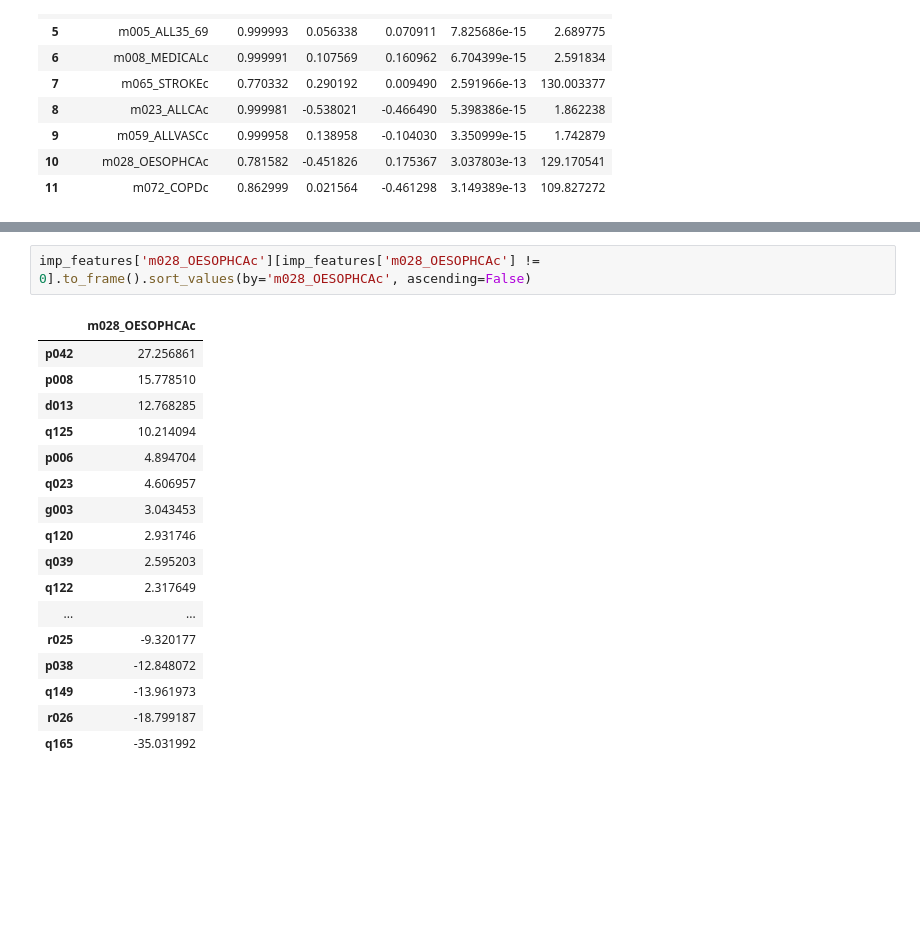
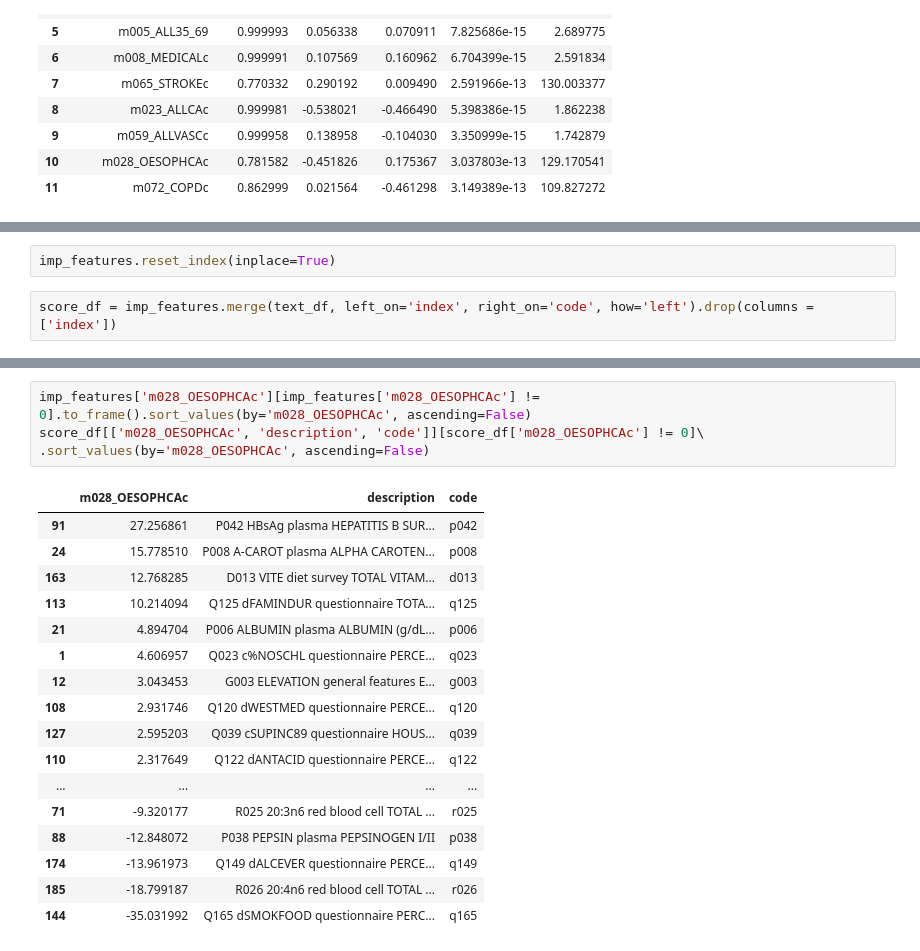
Before and after one commit to colbytse/community_health_project, a Jupyter notebook: modeling-ct.ipynb, the cells around one changed output, grey strips where cells are left out. Cells and saved outputs as stored; diff of their text form; blank space fills up the shorter version.

```diff
--- a/modeling-ct.ipynb
+++ b/modeling-ct.ipynb
@@ -386,0 +378,4 @@ imp_features['m010_NONMEDc'][imp_features['m010_NONMEDc'] != 0].to_frame().sort_
+# %%
+imp_features.reset_index(inplace=True)
+# %%
+score_df = imp_features.merge(text_df, left_on='index', right_on='code', how='left').drop(columns = ['index'])
@@ -473,22 +485,24 @@ imp_features['m059_ALLVASCc'][imp_features['m059_ALLVASCc'] != 0].to_frame().sor
 # %%
 imp_features['m028_OESOPHCAc'][imp_features['m028_OESOPHCAc'] != 0].to_frame().sort_values(by='m028_OESOPHCAc', ascending=False)
+score_df[['m028_OESOPHCAc', 'description', 'code']][score_df['m028_OESOPHCAc'] != 0]\
+.sort_values(by='m028_OESOPHCAc', ascending=False)
 # %% [output]
-|  | m028_OESOPHCAc |
-| p042 | 27.256861 |
-| p008 | 15.778510 |
-| d013 | 12.768285 |
-| q125 | 10.214094 |
-| p006 | 4.894704 |
-| q023 | 4.606957 |
-| g003 | 3.043453 |
-| q120 | 2.931746 |
-| q039 | 2.595203 |
-| q122 | 2.317649 |
-| ... | ... |
-| r025 | -9.320177 |
-| p038 | -12.848072 |
-| q149 | -13.961973 |
-| r026 | -18.799187 |
-| q165 | -35.031992 |
+|  | m028_OESOPHCAc | description | code |
+| 91 | 27.256861 | P042 HBsAg plasma HEPATITIS B SUR... | p042 |
+| 24 | 15.778510 | P008 A-CAROT plasma ALPHA CAROTEN... | p008 |
+| 163 | 12.768285 | D013 VITE diet survey TOTAL VITAM... | d013 |
+| 113 | 10.214094 | Q125 dFAMINDUR questionnaire TOTA... | q125 |
+| 21 | 4.894704 | P006 ALBUMIN plasma ALBUMIN (g/dL... | p006 |
+| 1 | 4.606957 | Q023 c%NOSCHL questionnaire PERCE... | q023 |
+| 12 | 3.043453 | G003 ELEVATION general features E... | g003 |
+| 108 | 2.931746 | Q120 dWESTMED questionnaire PERCE... | q120 |
+| 127 | 2.595203 | Q039 cSUPINC89 questionnaire HOUS... | q039 |
+| 110 | 2.317649 | Q122 dANTACID questionnaire PERCE... | q122 |
+| ... | ... | ... | ... |
+| 71 | -9.320177 | R025 20:3n6 red blood cell TOTAL ... | r025 |
+| 88 | -12.848072 | P038 PEPSIN plasma PEPSINOGEN I/II | p038 |
+| 174 | -13.961973 | Q149 dALCEVER questionnaire PERCE... | q149 |
+| 185 | -18.799187 | R026 20:4n6 red blood cell TOTAL ... | r026 |
+| 144 | -35.031992 | Q165 dSMOKFOOD questionnaire PERC... | q165 |
 # %%
 imp_features['m072_COPDc'][imp_features['m072_COPDc'] > 0].to_frame().sort_values(by='m072_COPDc', ascending=False)
```
Also changed, not shown: parts of 12 cells of this notebook.
